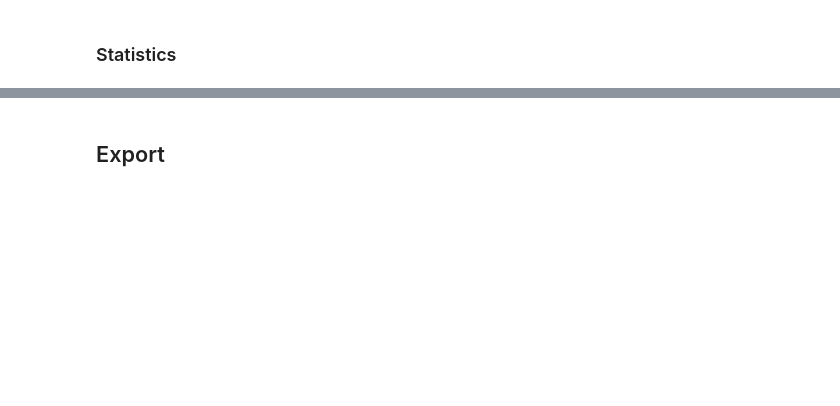
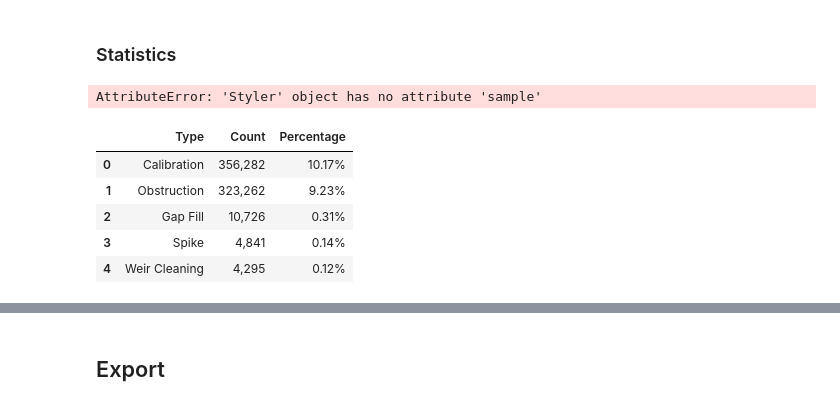
Before and after one commit to gmcginnis/info-698-capstone, a Jupyter notebook: code/02_eda.ipynb, the cells around one changed output, grey strips where cells are left out. Drawn from its saved outputs; the diff is of its cells as text; code cells hidden in the pictures; blank space fills up the shorter version.

```diff
--- a/code/02_eda.ipynb
+++ b/code/02_eda.ipynb
@@ -317,13 +258,71 @@ viz_noise.savefig(get_path('figures/poster_noise.png', 'outputs'))
 # %% [markdown]
 ### Statistics
+# %%
+def make_latex_tab(input_tab, input_name, incl_index = False):
+    """Export data frame to LaTeX-compatible table.
+
+    Args:
+        input_tab (pd.DataFrame): The table to convert.
+        input_name (str): File name and internal label.
+        incl_index (bool, optional): Whether to include the index. Defaults to False.
+
+    Returns:
+        None; saves file to tables sub-folder in outputs folder in home directory of repo.
+    """
+    loc_path = 'tables/' + input_name + '.tex'
+    input_tab.to_latex(buf = get_path(loc_path, 'outputs'), index=incl_index, label=input_name)
+    return
+# %%
+def ro_name_clean(input_df, index_name = None):
+    output_df = input_df
+    output_df.columns.str.replace(r'_(ro)$', '', regex=True)
+    output_df.columns.index.str.replace(r'_', ' ', regex=True)
+    output_df.columns.index.str.title()
+    if index_name is not None:
+        output_df = output_df.reset_index(names="Type")
+    return output_df
+
+data_fm_tets = data_fm.sample(10).copy()
+ro_name_clean(data_fm_tets)
+# %% [output]
+AttributeError: 'Styler' object has no attribute 'sample'
 # %%
 # Failure mode insights
-data_fm = data_water[['obstruction', 'gap_fill', 'weir_cleaning', 'spike', 'calibration']].sum()
-# data_fm = pd.DataFrame(data_fm)
-# data_fm['per'] = (data_fm[[0]]/len(data_water))*100
-data_fm = data_fm.to_frame(name='count')
-data_fm['percentage'] = round((data_fm['count']/len(data_water))*100, 2)
+# obstruction,
+data_fm = data_water.copy()[['obstruction_ro', 'gap_fill_ro', 'weir_cleaning_ro', 'spike_ro', 'calibration_ro']].sum()
+data_fm = data_fm.to_frame(name='Count')
+data_fm['Percentage'] = round((data_fm['Count']/len(data_water))*100, 2)
+data_fm = data_fm.sort_values(by='Percentage', ascending=False)
+
+# Name cleanup
+data_fm.index = data_fm.index.str.replace(r'_(ro)$', '', regex=True)
+data_fm.index = data_fm.index.str.replace(r'_', ' ', regex=True)
+data_fm.index = data_fm.index.str.title()
+
+# Set index to its own column
+data_fm = data_fm.reset_index(names="Type")
+
+# Improve formatting for readability
+# data_fm = data_fm.style.format({'Count': '{:,}'.format, 'Percentage': '{:.2f}%'.format})
+# data_fm = data_fm.hide(axis="index")
+data_fm['Count'] = data_fm['Count'].map('{:,}'.format)
+data_fm['Percentage'] = data_fm['Percentage'].map('{:.2f}%'.format)
+
+
+# make_latex_tab(
+#     data_fm.style.format({'Count': '{:,}'.format, 'Percentage': '{:.2f}%'.format}),
+#     'tab_errorcounts'
+# )
+make_latex_tab(data_fm, 'tab_errorcounts')
+# make_latex_tab(data_fm, 'tab_errorcounts')
 data_fm
+# %% [output]
+|  | Type | Count | Percentage |
+| 0 | Calibration | 356,282 | 10.17% |
+| 1 | Obstruction | 323,262 | 9.23% |
+| 2 | Gap Fill | 10,726 | 0.31% |
+| 3 | Spike | 4,841 | 0.14% |
+| 4 | Weir Cleaning | 4,295 | 0.12% |
 # %%
 # data_fm_yr = data_water[['obstruction', 'gap_fill', 'weir_cleaning', 'spike', 'calibration']].resample('1YE').sum()
 # data_fm_yr
```
Also changed, not shown: parts of 27 cells of this notebook.
